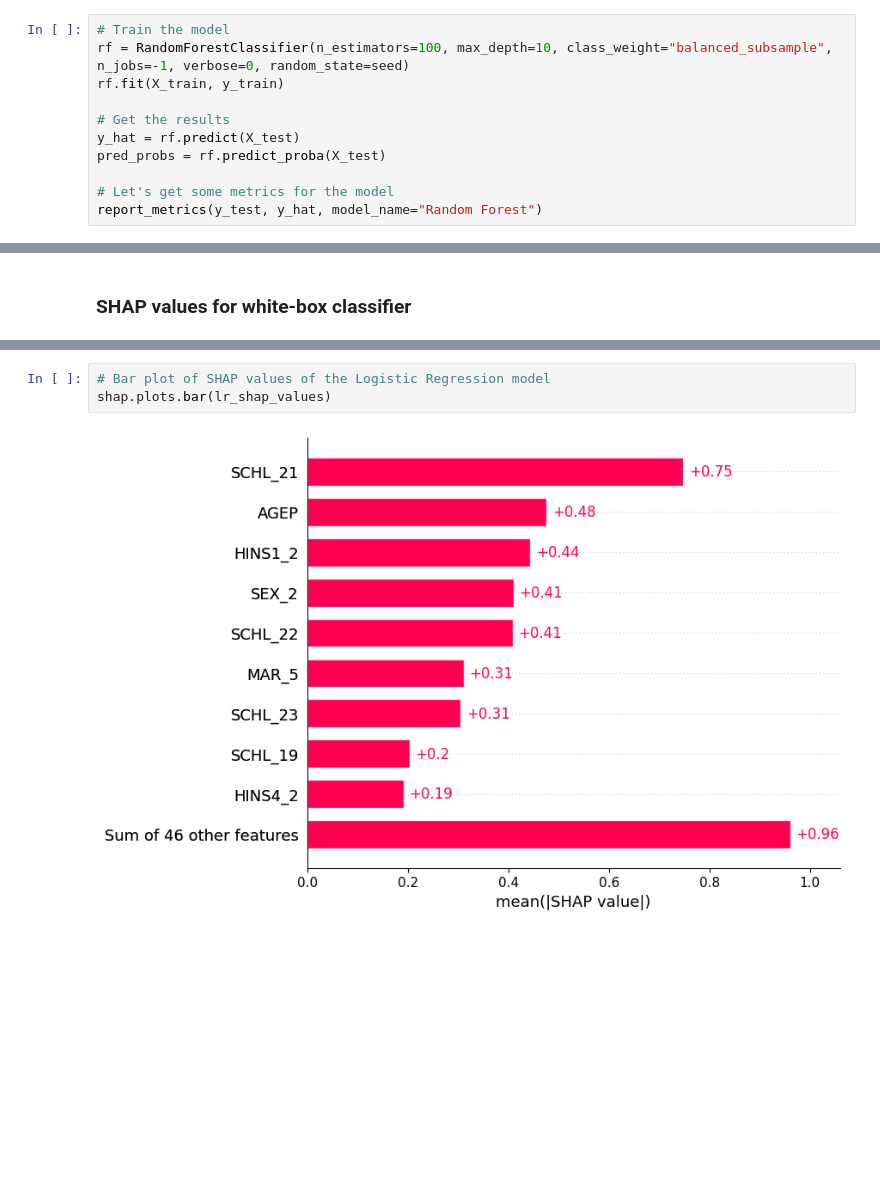
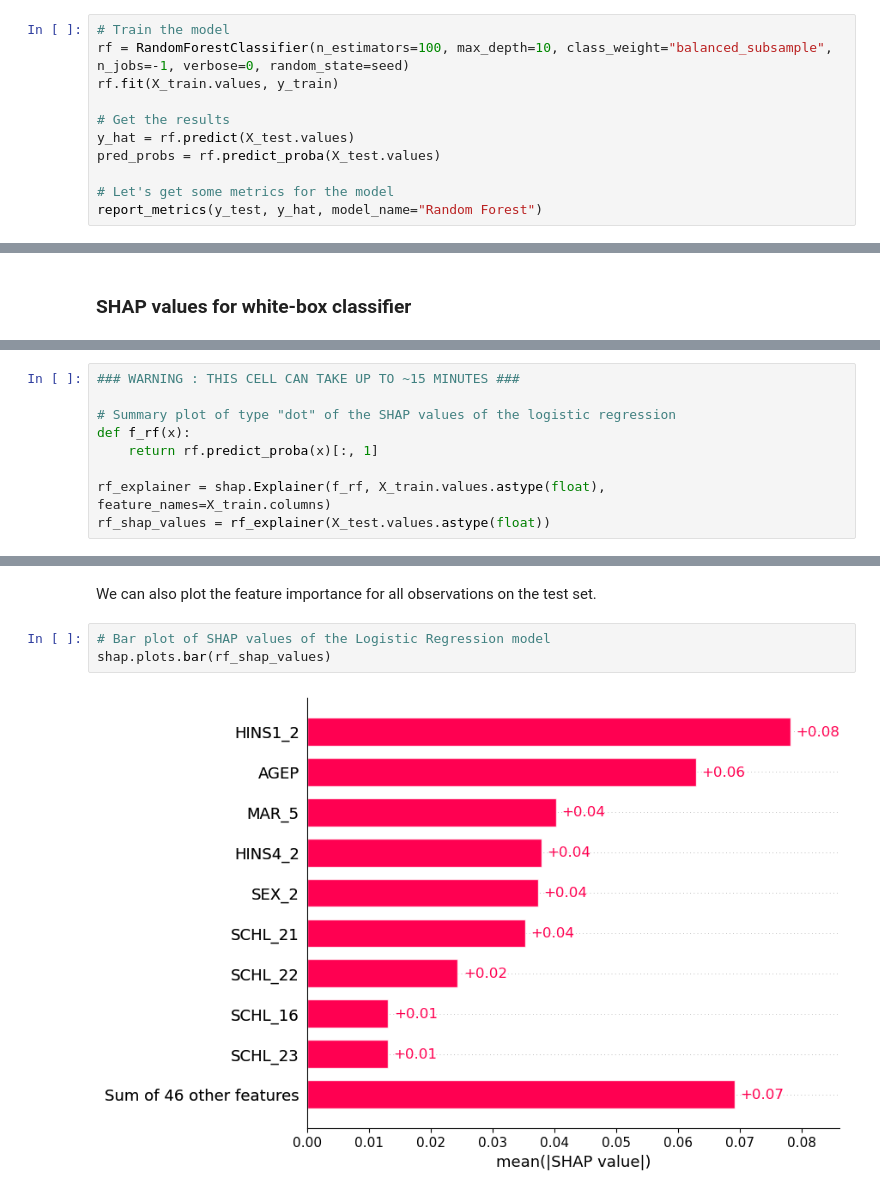
Before and after one commit to const5craciun/algo_fair, a Jupyter notebook: Notebook.ipynb, the cells around one changed output, grey strips where cells are left out. Saved outputs shown, nothing was run; the diff lists cells and outputs as text; blank space fills up the shorter version.

Commit message:
Updated Notebook with SHAP

```diff
--- a/Notebook.ipynb
+++ b/Notebook.ipynb
@@ -688,11 +691,11 @@ fr.plot_roc_curves(highlight={1: 0.50, 2: new_th})
 # %%
 # Train the model
 rf = RandomForestClassifier(n_estimators=100, max_depth=10, class_weight="balanced_subsample", n_jobs=-1, verbose=0, random_state=seed)
-rf.fit(X_train, y_train)
+rf.fit(X_train.values, y_train)
 
 # Get the results
-y_hat = rf.predict(X_test)
-pred_probs = rf.predict_proba(X_test)
+y_hat = rf.predict(X_test.values)
+pred_probs = rf.predict_proba(X_test.values)
 
 # Let's get some metrics for the model
 report_metrics(y_test, y_hat, model_name="Random Forest")
@@ -795,0 +827,9 @@ shap.summary_plot(lr_shap_values, X_test_scaled, plot_type="bar")
+# %%
+### WARNING : THIS CELL CAN TAKE UP TO ~15 MINUTES ###
+
+# Summary plot of type "dot" of the SHAP values of the logistic regression
+def f_rf(x):
+    return rf.predict_proba(x)[:, 1]
+
+rf_explainer = shap.Explainer(f_rf, X_train.values.astype(float), feature_names=X_train.columns)
+rf_shap_values = rf_explainer(X_test.values.astype(float))
@@ -796,6 +849,8 @@ shap.summary_plot(lr_shap_values, X_test_scaled, plot_type="bar")
+# %% [markdown]
+We can also plot the feature importance for all observations on the test set.
 # %%
 # Bar plot of SHAP values of the Logistic Regression model
-shap.plots.bar(lr_shap_values)
+shap.plots.bar(rf_shap_values)
 # %% [output]
-[figure, old version]
+[figure, new version]
 # %%
```
Also changed, not shown: parts of 32 cells of this notebook, 4 other files.
